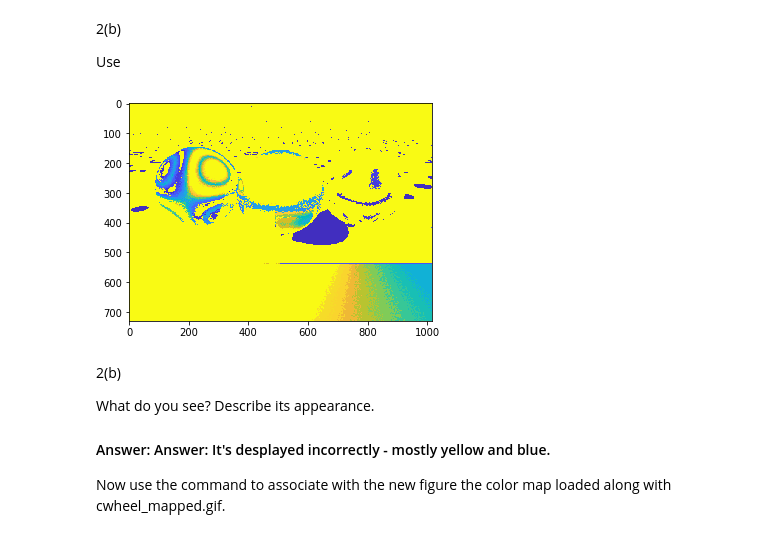
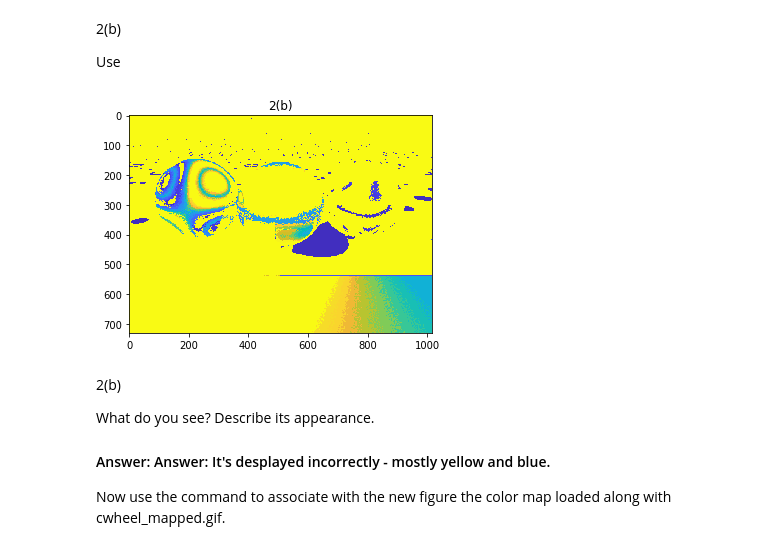
Before and after one commit to zhanwenchen/image_processing_lab1, a Jupyter notebook: Lab 1.ipynb, the cells around one changed output. Saved outputs shown, nothing was run; the diff lists cells and outputs as text; code cells hidden in the pictures.

```diff
--- a/Lab 1.ipynb
+++ b/Lab 1.ipynb
@@ -221,11 +250,12 @@ Use
 # %%
 eng.eval('figure; image(gif); truesize;', nargout=0, stdout=out, stderr=err)
 eng.eval('set(gca,\'position\',[0 0 1 1],\'units\',\'normalized\', \'Visible\', \'off\');', stdout=out, stderr=err)
 img = mpimg.imread('2b_gif_yellow.bmp')
 plt.imshow(img)
+plt.title('2(b)')
 plt.show()
 # %% [output]
-[figure, old version]
+[figure, new version]
 # %% [markdown]
 2(b)
 
```
Also changed, not shown: parts of 31 cells of this notebook, 34 other files.
